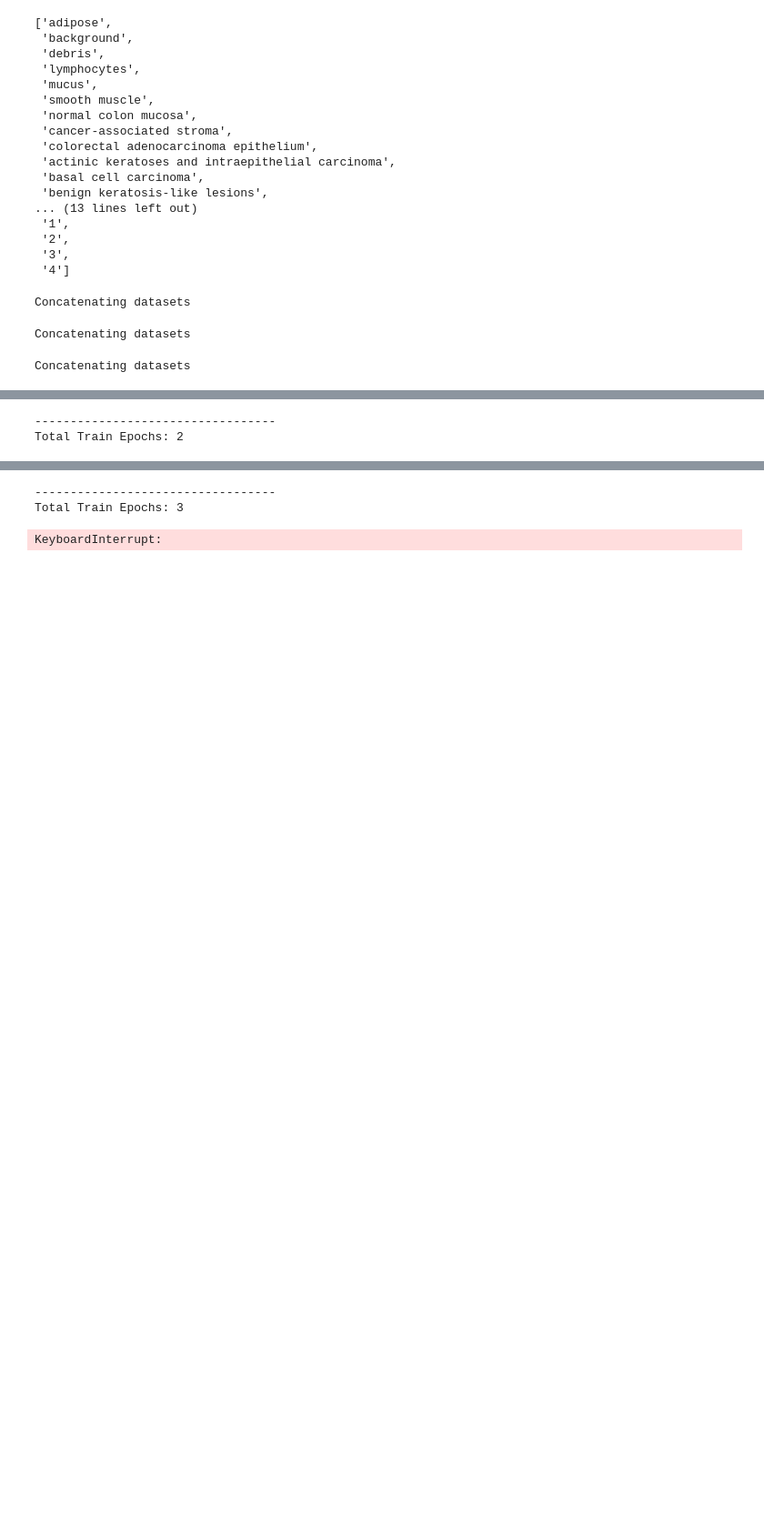
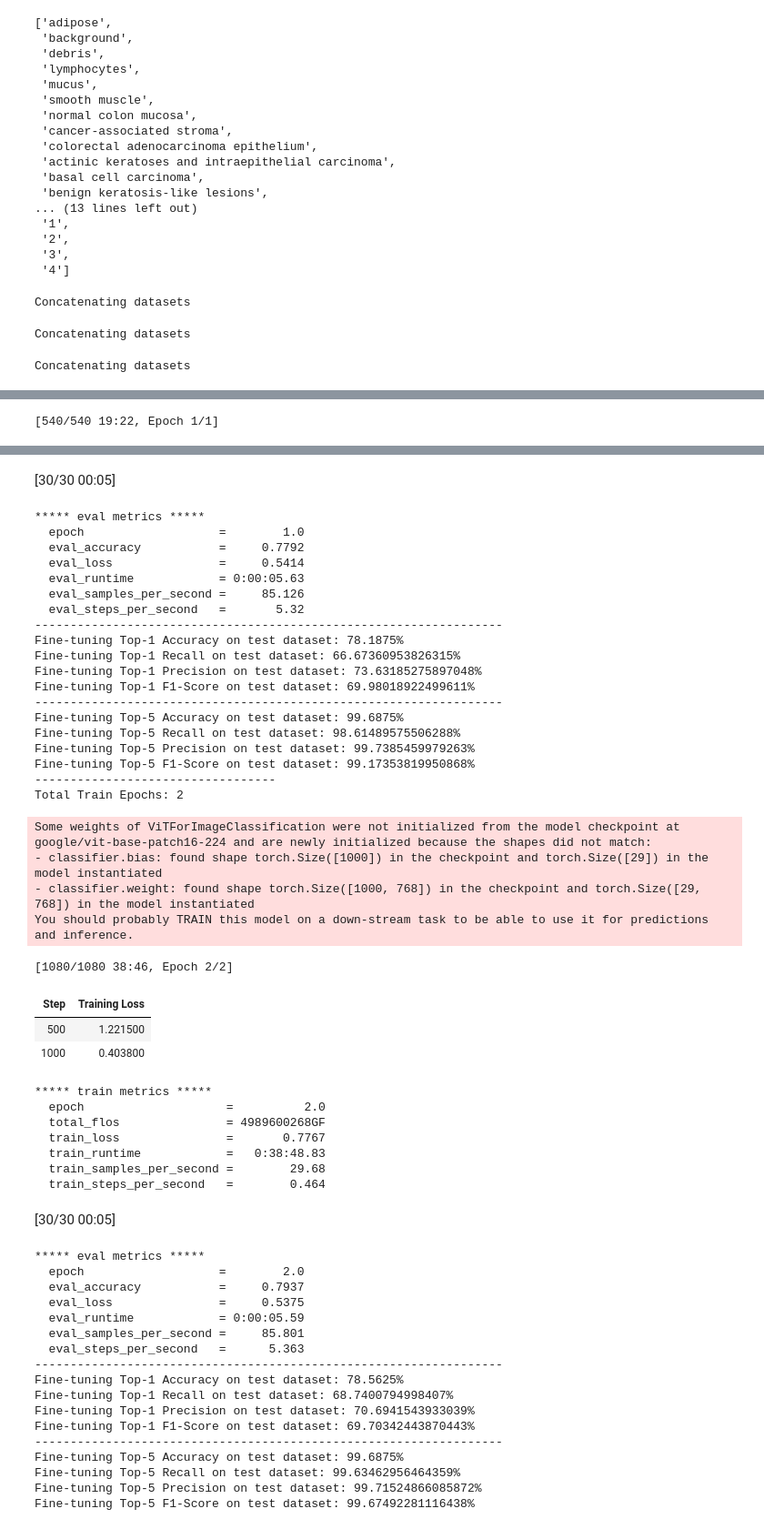
Before and after one commit to LucasColas/CNN-vs-ViT, a Jupyter notebook: ViT.ipynb, the cells around one changed output, grey strips where cells are left out. Shown: that part at 91% size. Drawn from its saved outputs; the diff is of its cells as text; code cells hidden in the pictures; blank space fills up the shorter version.

```diff
--- a/ViT.ipynb
+++ b/ViT.ipynb
@@ -492,14 +492,14 @@ def metrics_evaluation(test_dataset, k):
 # %%
 os.environ["WANDB_DISABLED"] = "true"
 # %%
-num_epochs = np.arange(1,11,1).tolist()
-device="cuda" if torch.cuda.is_available() else "cpu"
+num_epochs = np.arange(1,3,1).tolist()
 eval_accuracy = []
 
 metrics_top1 = {}
 metrics_top5 = {}
 
 for epoch in num_epochs:
+  device="cuda" if torch.cuda.is_available() else "cpu"
   print('----------------------------------')
   print(f'Total Train Epochs: {epoch}')
 
@@ -562,5 +562,4 @@ Some weights of ViTForImageClassification were not initialized from the model ch
 - classifier.bias: found shape torch.Size([1000]) in the checkpoint and torch.Size([29]) in the model instantiated
 - classifier.weight: found shape torch.Size([1000, 768]) in the checkpoint and torch.Size([29, 768]) in the model instantiated
 You should probably TRAIN this model on a down-stream task to be able to use it for predictions and inference.
-----------------------------------
-Total Train Epochs: 2
+[540/540 19:22, Epoch 1/1]
@@ -571,4 +575,54 @@ You should probably TRAIN this model on a down-stream task to be able to use it
+[30/30 00:05]
+***** eval metrics *****
+  epoch                   =        1.0
+  eval_accuracy           =     0.7792
+  eval_loss               =     0.5414
+  eval_runtime            = 0:00:05.63
+  eval_samples_per_second =     85.126
+  eval_steps_per_second   =       5.32
+------------------------------------------------------------------
+Fine-tuning Top-1 Accuracy on test dataset: 78.1875%
+Fine-tuning Top-1 Recall on test dataset: 66.67360953826315%
+Fine-tuning Top-1 Precision on test dataset: 73.63185275897048%
+Fine-tuning Top-1 F1-Score on test dataset: 69.98018922499611%
+------------------------------------------------------------------
+Fine-tuning Top-5 Accuracy on test dataset: 99.6875%
+Fine-tuning Top-5 Recall on test dataset: 98.61489575506288%
+Fine-tuning Top-5 Precision on test dataset: 99.7385459979263%
+Fine-tuning Top-5 F1-Score on test dataset: 99.17353819950868%
 ----------------------------------
-Total Train Epochs: 3
+Total Train Epochs: 2
-KeyboardInterrupt:
+Some weights of ViTForImageClassification were not initialized from the model checkpoint at google/vit-base-patch16-224 and are newly initialized because the shapes did not match:
+- classifier.bias: found shape torch.Size([1000]) in the checkpoint and torch.Size([29]) in the model instantiated
+- classifier.weight: found shape torch.Size([1000, 768]) in the checkpoint and torch.Size([29, 768]) in the model instantiated
+You should probably TRAIN this model on a down-stream task to be able to use it for predictions and inference.
+[1080/1080 38:46, Epoch 2/2]
+| Step | Training Loss |
+| 500 | 1.221500 |
+| 1000 | 0.403800 |
+***** train metrics *****
+  epoch                    =          2.0
+  total_flos               = 4989600268GF
+  train_loss               =       0.7767
+  train_runtime            =   0:38:48.83
+  train_samples_per_second =        29.68
+  train_steps_per_second   =        0.464
+[30/30 00:05]
+***** eval metrics *****
+  epoch                   =        2.0
+  eval_accuracy           =     0.7937
+  eval_loss               =     0.5375
+  eval_runtime            = 0:00:05.59
+  eval_samples_per_second =     85.801
+  eval_steps_per_second   =      5.363
+------------------------------------------------------------------
+Fine-tuning Top-1 Accuracy on test dataset: 78.5625%
+Fine-tuning Top-1 Recall on test dataset: 68.7400794998407%
+Fine-tuning Top-1 Precision on test dataset: 70.6941543933039%
+Fine-tuning Top-1 F1-Score on test dataset: 69.70342443870443%
+------------------------------------------------------------------
+Fine-tuning Top-5 Accuracy on test dataset: 99.6875%
+Fine-tuning Top-5 Recall on test dataset: 99.63462956464359%
+Fine-tuning Top-5 Precision on test dataset: 99.71524866085872%
+Fine-tuning Top-5 F1-Score on test dataset: 99.67492281116438%
 # %%
```
Also changed, not shown: parts of 2 cells of this notebook.
